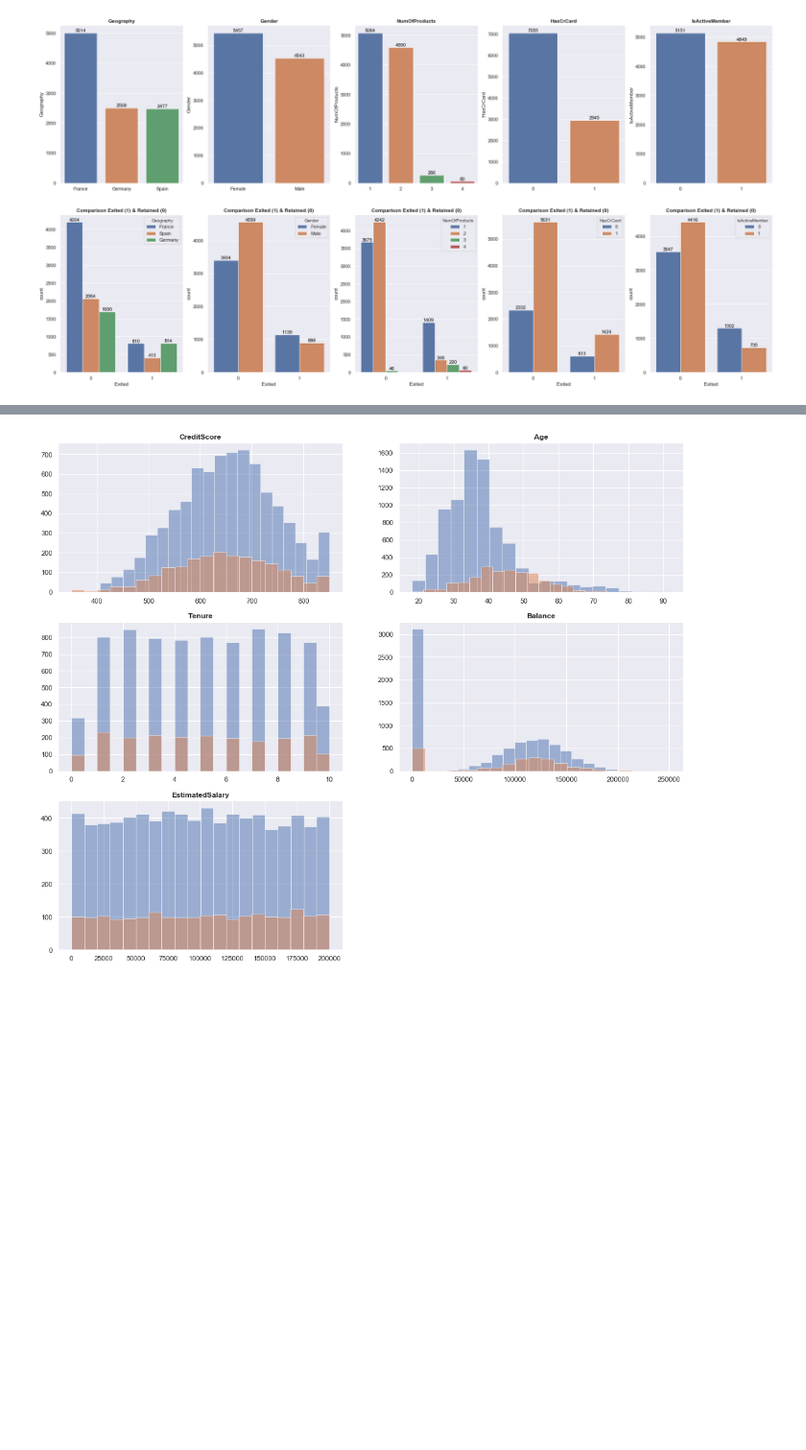
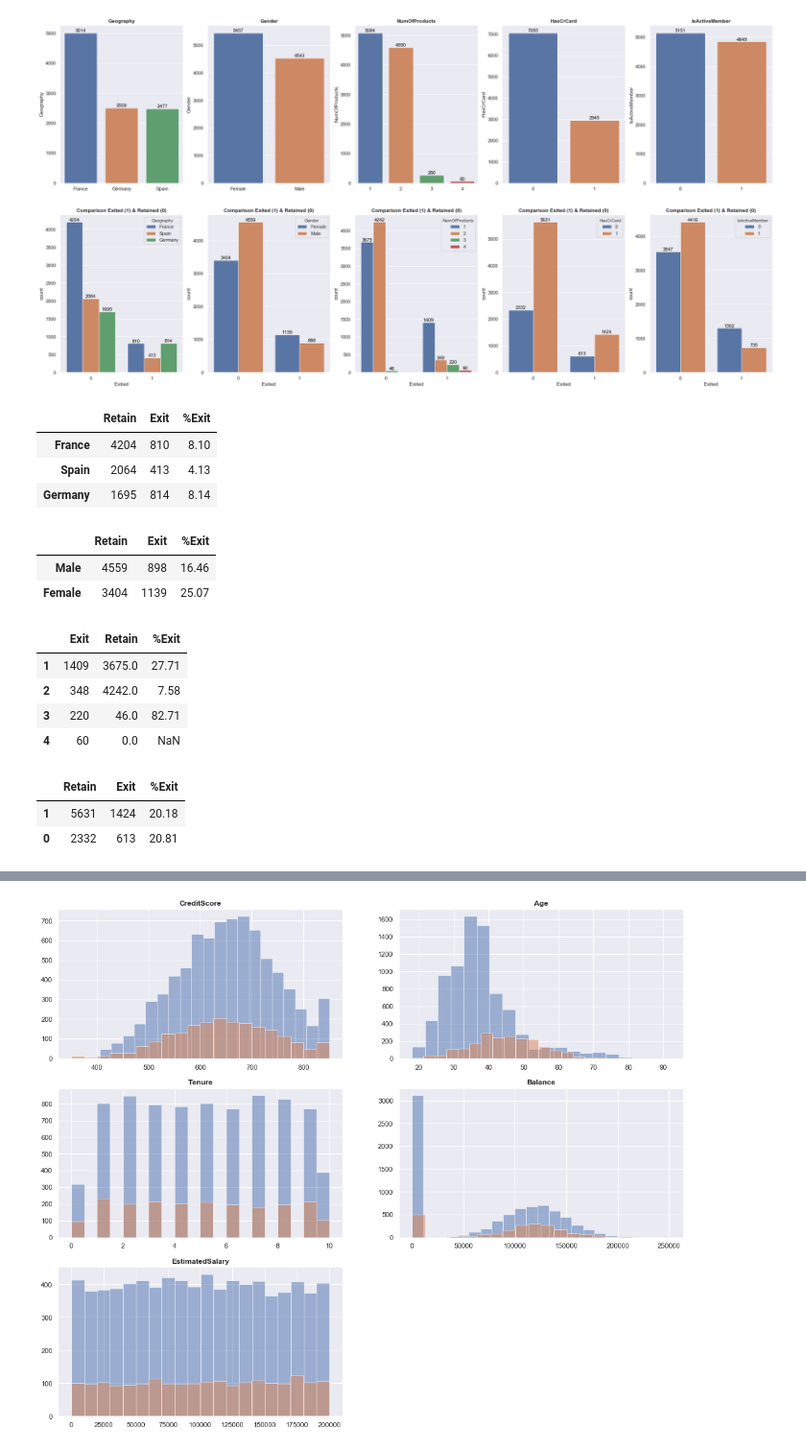
Before and after one commit to apeuta/Final_Project_JCDS07_ChurnPrediction_Bank, a Jupyter notebook: FP01_Data_Preparation_and_Visualization_Insight.ipynb, the cells around one changed output, grey strips where cells are left out. Shown: that part at 96% size. Drawn from its saved outputs; the diff is of its cells as text; code cells hidden in the pictures; blank space fills up the shorter version.

```diff
--- a/FP01_Data_Preparation_and_Visualization_Insight.ipynb
+++ b/FP01_Data_Preparation_and_Visualization_Insight.ipynb
@@ -178,3 +178,70 @@ for i in range(len(column)):
                      textcoords="offset points")
 # %% [output]
 [figure]
+# %%
+dtEx = datadrop[datadrop["Exited"] == 1]
+dtRet = datadrop[datadrop["Exited"] == 0]
+# %%
+feat = "Geography"
+
+valEx = dtEx.loc[:,feat].value_counts()
+valRet = dtRet.loc[:, feat].value_counts()
+
+geo = pd.DataFrame()
+geo["Retain"] = valRet
+geo["Exit"] = valEx
+geo["%Exit"] = valEx * 100 / (len(datadrop))
+geo
+# %% [output]
+|  | Retain | Exit | %Exit |
+| France | 4204 | 810 | 8.10 |
+| Spain | 2064 | 413 | 4.13 |
+| Germany | 1695 | 814 | 8.14 |
+# %%
+feat = "Gender"
+
+valEx = dtEx.loc[:,feat].value_counts()
+valRet = dtRet.loc[:, feat].value_counts()
+
+gen = pd.DataFrame()
+gen["Retain"] = valRet
+gen["Exit"] = valEx
+gen["%Exit"] = round((valEx * 100 / (valEx + valRet)), 2)
+gen
+# %% [output]
+|  | Retain | Exit | %Exit |
+| Male | 4559 | 898 | 16.46 |
+| Female | 3404 | 1139 | 25.07 |
+# %%
+feat = "NumOfProducts"
+
+valEx = dtEx.loc[:,feat].value_counts()
+valRet = dtRet.loc[:, feat].value_counts()
+
+pro = pd.DataFrame()
+pro["Exit"] = valEx
+pro["Retain"] = valRet
+pro.fillna(0, inplace=True)
+pro["%Exit"] = round((valEx * 100 / (valEx + valRet)), 2)
+pro
+# %% [output]
+|  | Exit | Retain | %Exit |
+| 1 | 1409 | 3675.0 | 27.71 |
+| 2 | 348 | 4242.0 | 7.58 |
+| 3 | 220 | 46.0 | 82.71 |
+| 4 | 60 | 0.0 | NaN |
+# %%
+feat = "HasCrCard"
+
+valEx = dtEx.loc[:,feat].value_counts()
+valRet = dtRet.loc[:, feat].value_counts()
+
+pro = pd.DataFrame()
+pro["Retain"] = valRet
+pro["Exit"] = valEx
+pro["%Exit"] = round((valEx * 100 / (valEx + valRet)), 2)
+pro
+# %% [output]
+|  | Retain | Exit | %Exit |
+| 1 | 5631 | 1424 | 20.18 |
+| 0 | 2332 | 613 | 20.81 |
```
Also changed, not shown: parts of 13 cells of this notebook, 1 other file.
